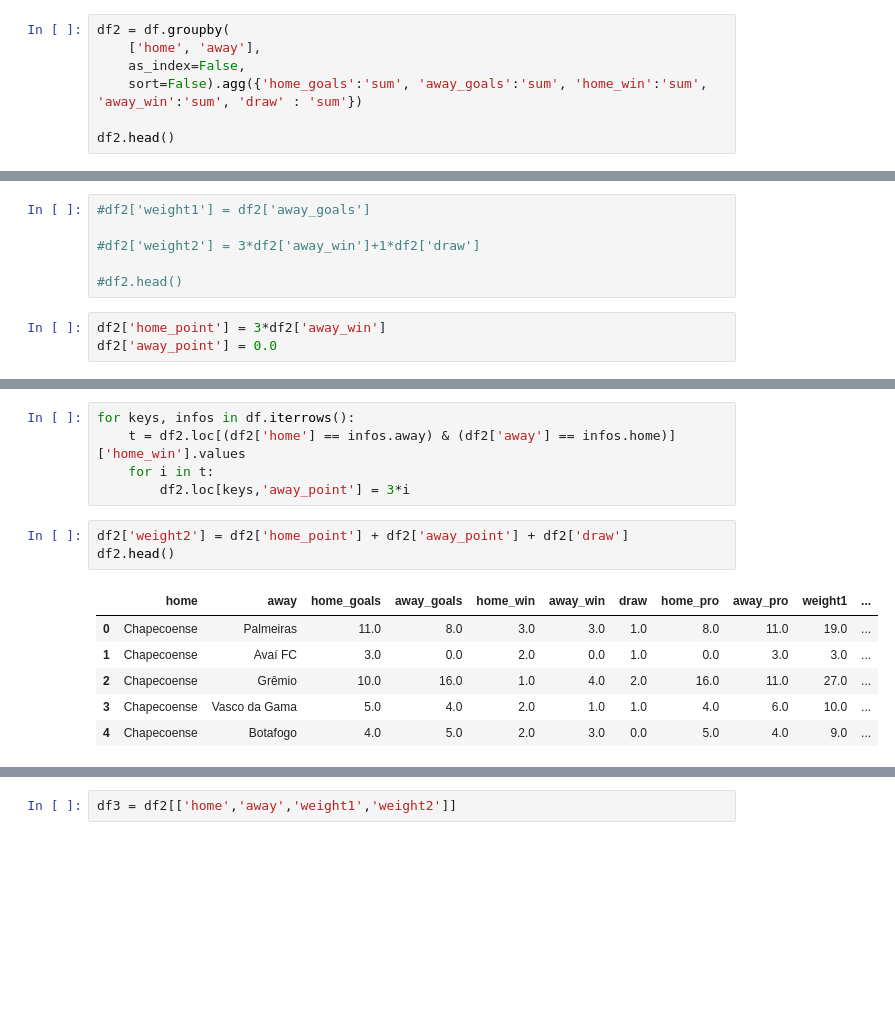
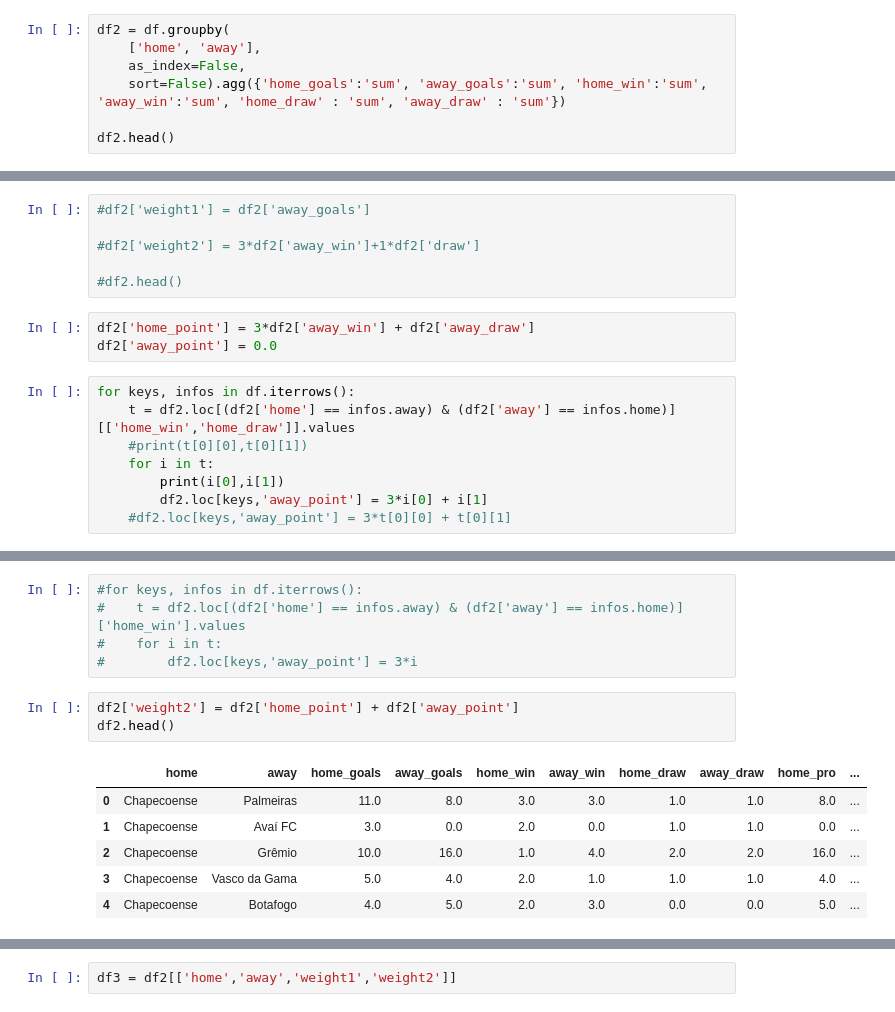
Before and after one commit to jesusossian/complex_networks, a Jupyter notebook: notebooks/datasets_fut.ipynb, the cells around one changed output, grey strips where cells are left out. Saved outputs shown, nothing was run; the diff lists cells and outputs as text; blank space fills up the shorter version.

```diff
--- a/notebooks/datasets_fut.ipynb
+++ b/notebooks/datasets_fut.ipynb
@@ -170,7 +172,7 @@ len(df.loc[(df['home'] == 'Flamengo') & (df['away'] == 'Corinthians')])
 df2 = df.groupby(
     ['home', 'away'],
     as_index=False,
-    sort=False).agg({'home_goals':'sum', 'away_goals':'sum', 'home_win':'sum', 'away_win':'sum', 'draw' : 'sum'})
+    sort=False).agg({'home_goals':'sum', 'away_goals':'sum', 'home_win':'sum', 'away_win':'sum', 'home_draw' : 'sum', 'away_draw' : 'sum'})
 
 df2.head()
 # %% [output]
@@ -221,5 +236,13 @@ df2.loc[(df2['home'] == 'Corinthians') & (df2['away'] == 'Flamengo')]
 
 #df2.head()
 # %%
-df2['home_point'] = 3*df2['away_win']
+df2['home_point'] = 3*df2['away_win'] + df2['away_draw']
 df2['away_point'] = 0.0
+# %%
+for keys, infos in df.iterrows():
+    t = df2.loc[(df2['home'] == infos.away) & (df2['away'] == infos.home)][['home_win','home_draw']].values
+    #print(t[0][0],t[0][1])
+    for i in t:
+        print(i[0],i[1])
+        df2.loc[keys,'away_point'] = 3*i[0] + i[1]
+    #df2.loc[keys,'away_point'] = 3*t[0][0] + t[0][1]
@@ -226,15 +267,15 @@ df2['away_point'] = 0.0
 # %%
-for keys, infos in df.iterrows():
-    t = df2.loc[(df2['home'] == infos.away) & (df2['away'] == infos.home)]['home_win'].values
-    for i in t:
-        df2.loc[keys,'away_point'] = 3*i
+#for keys, infos in df.iterrows():
+#    t = df2.loc[(df2['home'] == infos.away) & (df2['away'] == infos.home)]['home_win'].values
+#    for i in t:
+#        df2.loc[keys,'away_point'] = 3*i
 # %%
-df2['weight2'] = df2['home_point'] + df2['away_point'] + df2['draw']
+df2['weight2'] = df2['home_point'] + df2['away_point']
 df2.head()
 # %% [output]
-|  | home | away | home_goals | away_goals | home_win | away_win | draw | home_pro | away_pro | weight1 | ... |
-| 0 | Chapecoense | Palmeiras | 11.0 | 8.0 | 3.0 | 3.0 | 1.0 | 8.0 | 11.0 | 19.0 | ... |
-| 1 | Chapecoense | Avaí FC | 3.0 | 0.0 | 2.0 | 0.0 | 1.0 | 0.0 | 3.0 | 3.0 | ... |
-| 2 | Chapecoense | Grêmio | 10.0 | 16.0 | 1.0 | 4.0 | 2.0 | 16.0 | 11.0 | 27.0 | ... |
-| 3 | Chapecoense | Vasco da Gama | 5.0 | 4.0 | 2.0 | 1.0 | 1.0 | 4.0 | 6.0 | 10.0 | ... |
-| 4 | Chapecoense | Botafogo | 4.0 | 5.0 | 2.0 | 3.0 | 0.0 | 5.0 | 4.0 | 9.0 | ... |
+|  | home | away | home_goals | away_goals | home_win | away_win | home_draw | away_draw | home_pro | ... |
+| 0 | Chapecoense | Palmeiras | 11.0 | 8.0 | 3.0 | 3.0 | 1.0 | 1.0 | 8.0 | ... |
+| 1 | Chapecoense | Avaí FC | 3.0 | 0.0 | 2.0 | 0.0 | 1.0 | 1.0 | 0.0 | ... |
+| 2 | Chapecoense | Grêmio | 10.0 | 16.0 | 1.0 | 4.0 | 2.0 | 2.0 | 16.0 | ... |
+| 3 | Chapecoense | Vasco da Gama | 5.0 | 4.0 | 2.0 | 1.0 | 1.0 | 1.0 | 4.0 | ... |
+| 4 | Chapecoense | Botafogo | 4.0 | 5.0 | 2.0 | 3.0 | 0.0 | 0.0 | 5.0 | ... |
```
Also changed, not shown: parts of 13 cells of this notebook, 3 other files.
